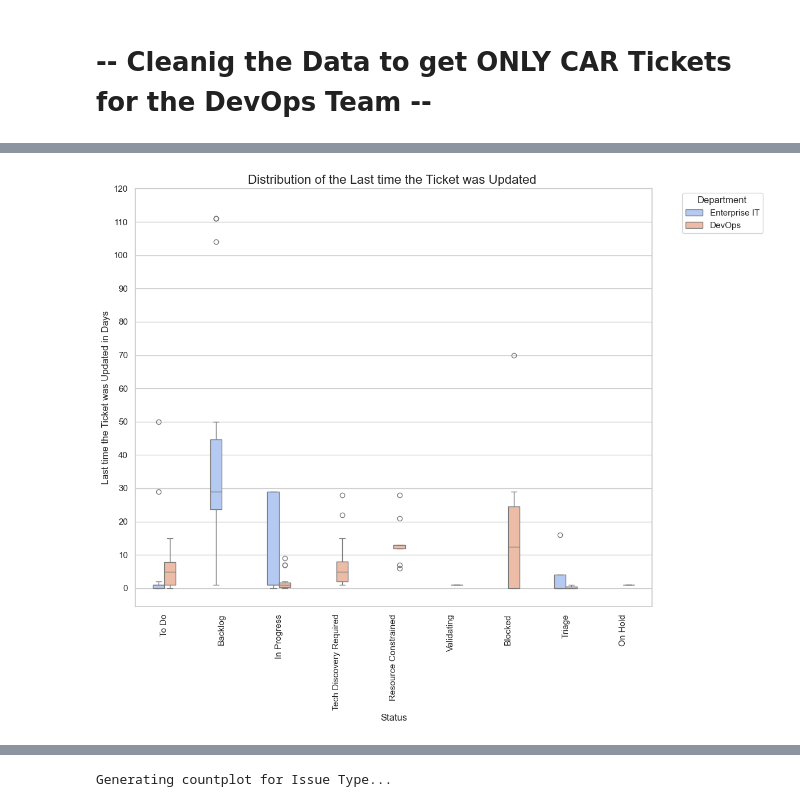
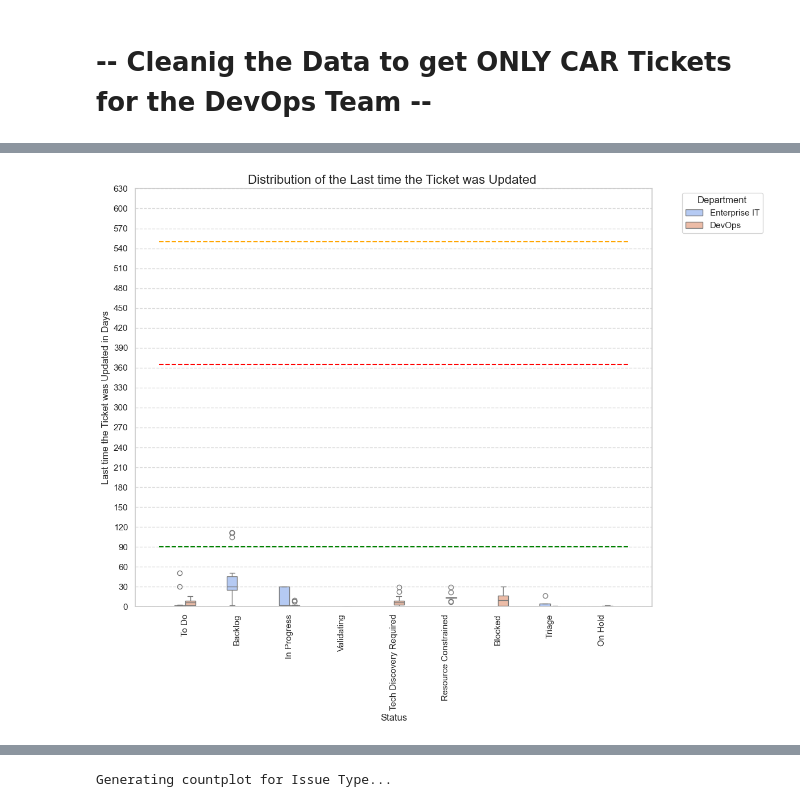
Before and after one commit to jorgeerodriguez/Jira, a Jupyter notebook: Jira.ipynb, the cells around one changed output, grey strips where cells are left out. Cells and saved outputs as stored; diff of their text form; code cells hidden in the pictures.

```diff
--- a/Jira.ipynb
+++ b/Jira.ipynb
@@ -1147,34 +1148,43 @@ in_progress_issues_df = in_progress_issues_df[in_progress_issues_df['status'] !=
 #in_progress_issues_df = in_progress_issues_df[in_progress_issues_df['status'] != 'Resource Constrained']
 #in_progress_issues_df = in_progress_issues_df[in_progress_issues_df['status'] != 'Released Successfully to Production'] # CAR Tickets = Done
 #in_progress_issues_df = in_progress_issues_df[in_progress_issues_df['status'] != '❌ Rolled Back']
 #in_progress_issues_df = in_progress_issues_df[in_progress_issues_df['days_old'] <= 365]
 ax = sns.boxplot(
     data=in_progress_issues_df,
     y='last_updated_days',
     x='status',  # This will label the x-axis category as 'In Progress'
     palette="coolwarm", # Optional: adds a bit of color
     width=0.4, # Optional: makes the box a bit narrower
     hue='project_name',  # Optional: if you want to differentiate by project
 )
 
 # --- 4. Customize the Plot ---
 plt.title("Distribution of the Last time the Ticket was Updated ", fontsize=16)
 plt.ylabel("Last time the Ticket was Updated in Days", fontsize=12)
 plt.xlabel("Status", fontsize=12) # Label for the x-axis
 plt.xticks(rotation=90) # Rotate x-axis labels for better readability
 plt.yticks(np.arange(0, 130, 10)) # Set y-ticks to increase by 10 for better readability
 plt.legend(title='Department', bbox_to_anchor=(1.05, 1), loc='upper left') # Position legend outside the plot
 
+plt.ylim(0, 365)  # Set y-axis limit to 365 days
+plt.yticks(np.arange(0, in_progress_issues_df['days_old'].max()+30, 30))  # Set y-ticks to every 30 days
+plt.grid(axis='y', linestyle='--', alpha=0.7)
+#plt.xticks(rotation=0, ha='center')
+plt.hlines(y=90, xmin=-0.5, xmax=8.5, color='green', linestyle='--', label='Good Threshold')
+plt.hlines(y=365, xmin=-0.5, xmax=8.5, color='red', linestyle='--', label='1 Year Threshold')
+plt.hlines(y=550, xmin=-0.5, xmax=8.5, color='orange', linestyle='--', label='1.5 Year Threshold')
+plt.hlines(y=730, xmin=-0.5, xmax=8.5, color='purple', linestyle='--', label='2 Year Threshold')
+
 # You can adjust y-axis limits if needed, e.g., to focus on a specific range
 # ax.set_ylim(0, 20) # Example: if you want to cap the y-axis
 
 # Ensure everything fits without overlapping
 plt.tight_layout()
 
 # --- 5. Display the Plot ---
 plt.show()
 # %% [output]
-[figure, old version]
+[figure, new version]
 # %%
 df_issues[(df_issues['status'] != 'Done') & (df_issues['status'] != 'Will Not Do')]['status'].value_counts()
 # %% [output]
```
Also changed, not shown: parts of 27 cells of this notebook, 1 other file.
